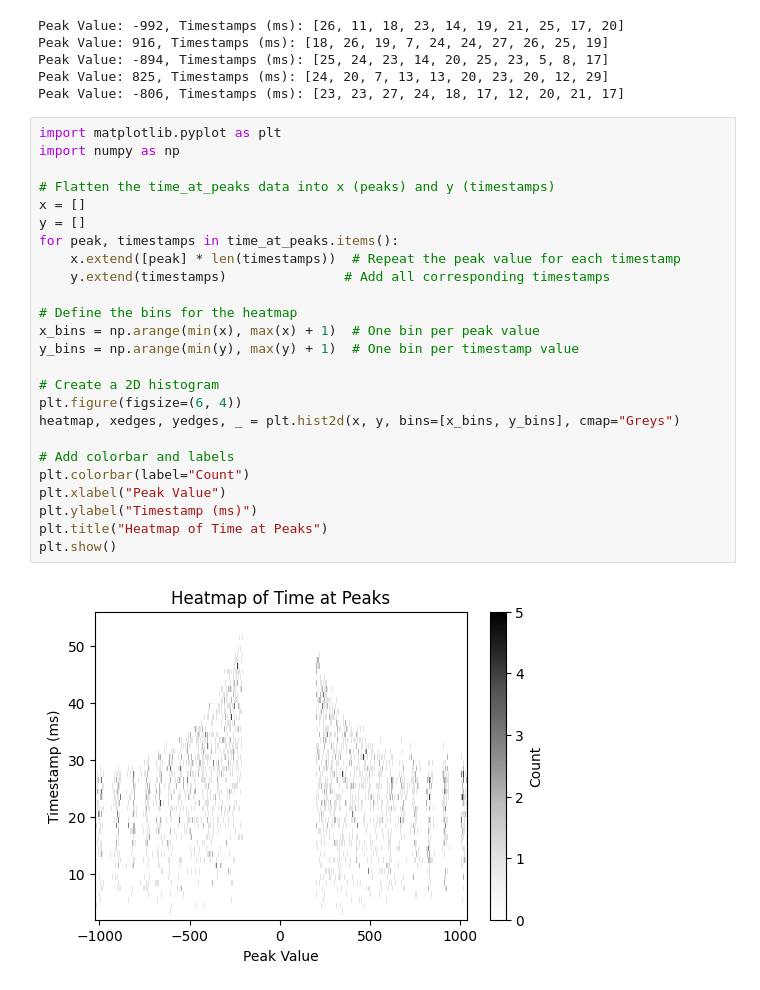
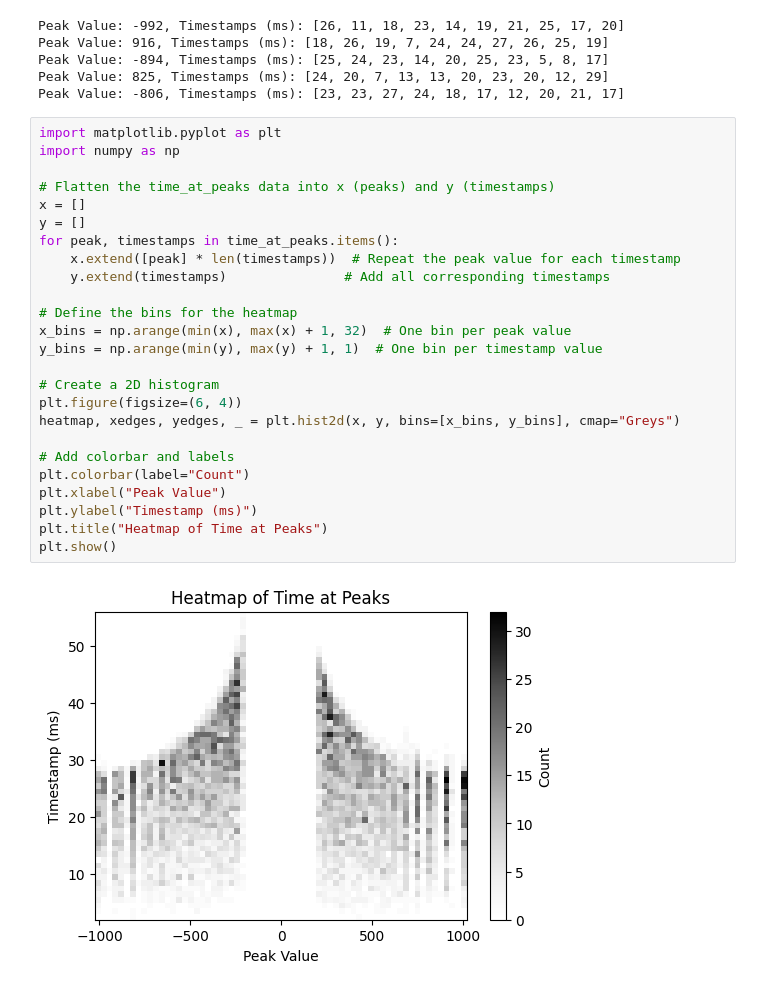
Before and after one commit to JohnAllanE/pendulum-nn, a Jupyter notebook: EDA.ipynb, the cells around one changed output. Drawn from its saved outputs; the diff is of its cells as text.

```diff
--- a/EDA.ipynb
+++ b/EDA.ipynb
@@ -151,27 +171,27 @@ Peak Value: -806, Timestamps (ms): [23, 23, 27, 24, 18, 17, 12, 20, 21, 17]
 # %%
 import matplotlib.pyplot as plt
 import numpy as np
 
 # Flatten the time_at_peaks data into x (peaks) and y (timestamps)
 x = []
 y = []
 for peak, timestamps in time_at_peaks.items():
     x.extend([peak] * len(timestamps))  # Repeat the peak value for each timestamp
     y.extend(timestamps)               # Add all corresponding timestamps
 
 # Define the bins for the heatmap
-x_bins = np.arange(min(x), max(x) + 1)  # One bin per peak value
-y_bins = np.arange(min(y), max(y) + 1)  # One bin per timestamp value
+x_bins = np.arange(min(x), max(x) + 1, 32)  # One bin per peak value
+y_bins = np.arange(min(y), max(y) + 1, 1)  # One bin per timestamp value
 
 # Create a 2D histogram
 plt.figure(figsize=(6, 4))
 heatmap, xedges, yedges, _ = plt.hist2d(x, y, bins=[x_bins, y_bins], cmap="Greys")
 
 # Add colorbar and labels
 plt.colorbar(label="Count")
 plt.xlabel("Peak Value")
 plt.ylabel("Timestamp (ms)")
 plt.title("Heatmap of Time at Peaks")
 plt.show()
 # %% [output]
-[figure, old version]
+[figure, new version]
```
Also changed, not shown: parts of 5 cells of this notebook.
